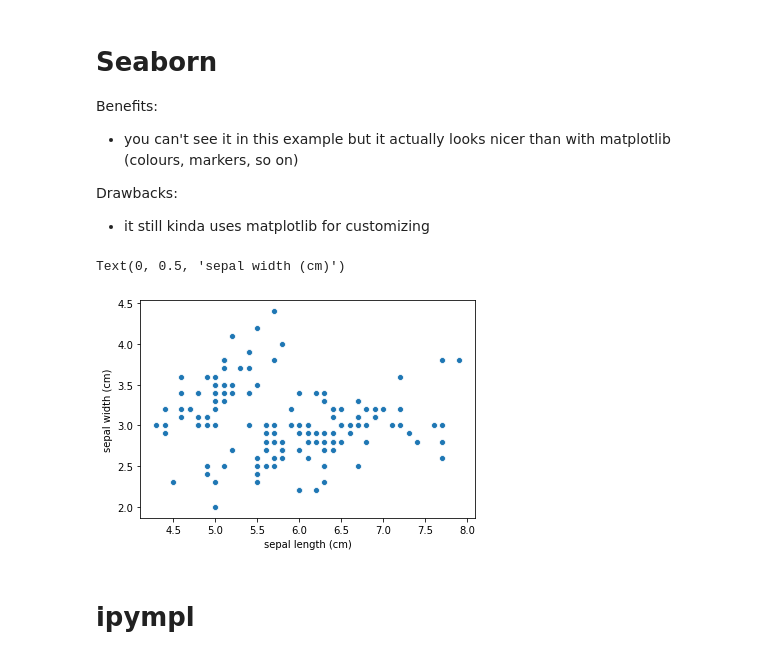
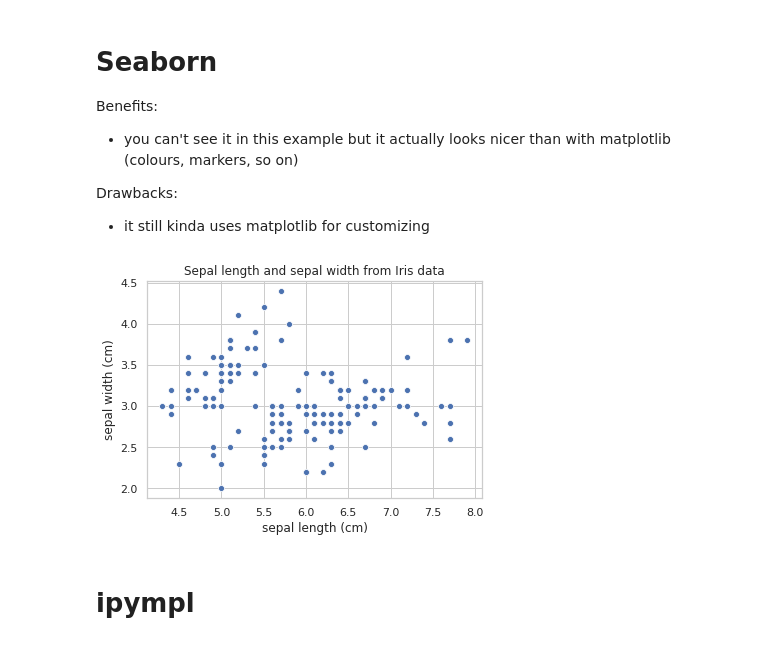
Before and after one commit to edina/Exemplars2020, a Jupyter notebook: TeachingDocs/HowToScatterGraphs.ipynb, the cells around one changed output. Cells and saved outputs as stored; diff of their text form; code cells hidden in the pictures.

Commit message:
corrected how scatter graph book

```diff
--- a/TeachingDocs/HowToScatterGraphs.ipynb
+++ b/TeachingDocs/HowToScatterGraphs.ipynb
@@ -173,10 +182,18 @@ import seaborn as sns
 # %%
+# set seaborn "style" for graph
+sns.set(style="whitegrid")
+
+# plot data with seaborn's plotting function
 sns.scatterplot(x= data[:,0], y=data[:,1])
-plt.xlabel(data_full.feature_names[0])  # add label from variable title
+
+# label x and y axis
+plt.xlabel(data_full.feature_names[0])
 plt.ylabel(data_full.feature_names[1])
+
+# add title
+plt.title('Sepal length and sepal width from Iris data');
 # %% [output]
-Text(0, 0.5, 'sepal width (cm)')
-[figure, old version]
+[figure, new version]
 # %% [markdown]
 # ipympl
 # %%
```
Also changed, not shown: parts of 43 cells of this notebook.
